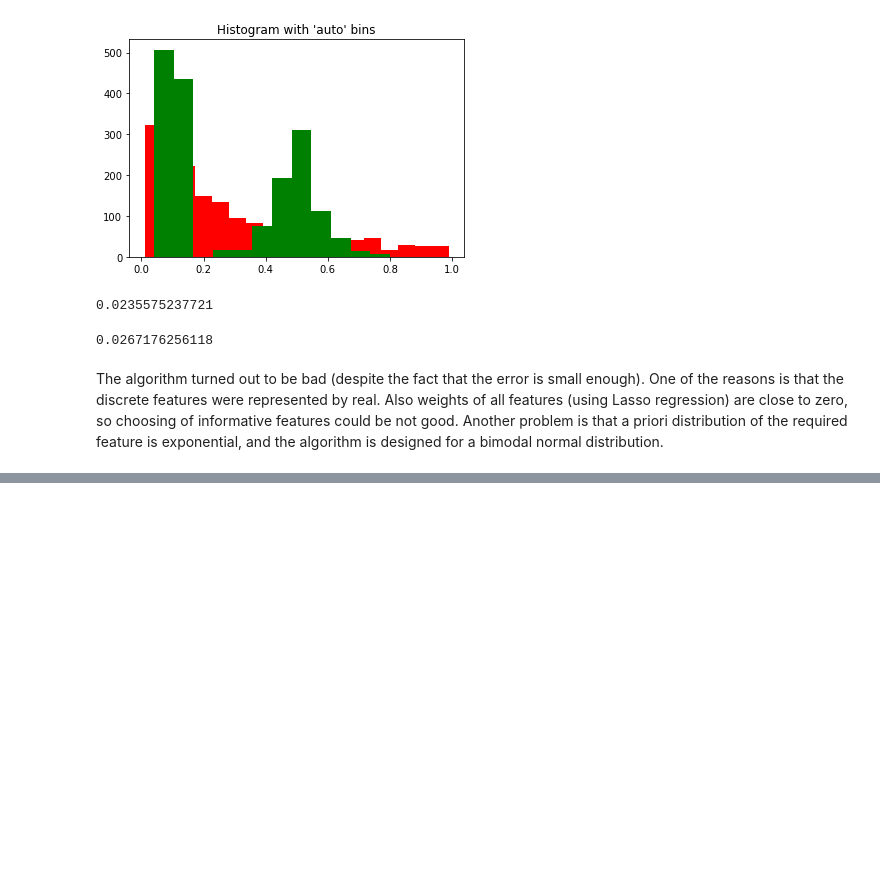
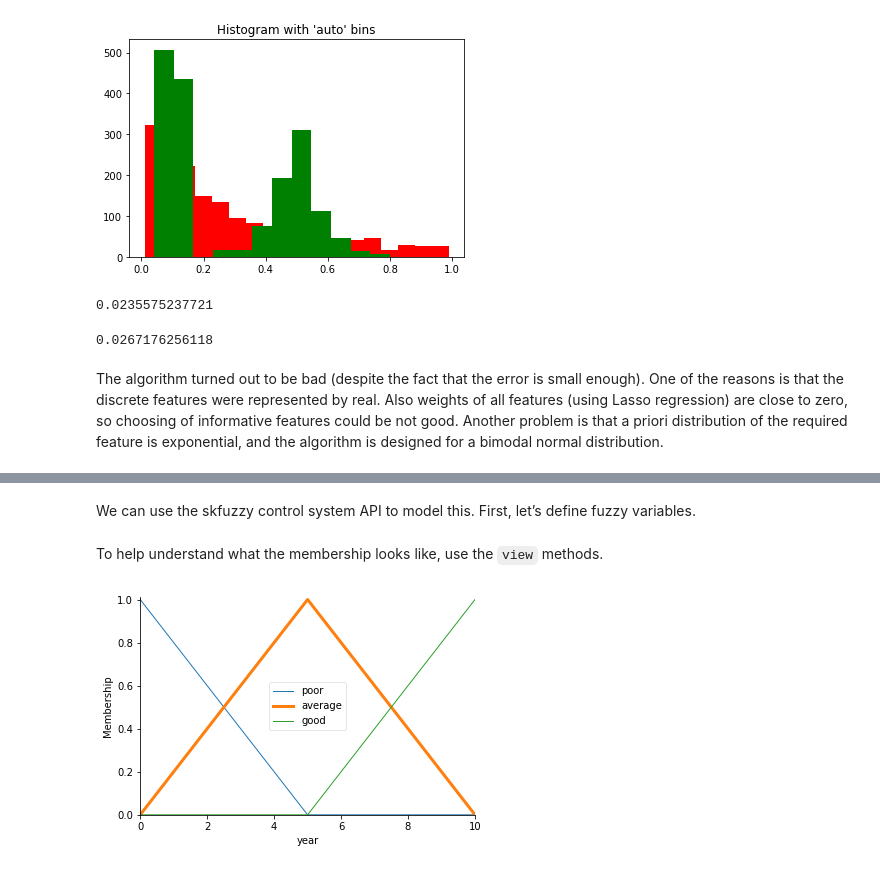
Before and after one commit to Helga-Helga/methods_of_artificial_intelligence, a Jupyter notebook: lab2/lab2.ipynb, the cells around one changed output, grey strips where cells are left out. Saved outputs shown, nothing was run; the diff lists cells and outputs as text; code cells hidden in the pictures; blank space fills up the shorter version.

Commit message:
Added fuzzy logic solution

```diff
--- a/lab2/lab2.ipynb
+++ b/lab2/lab2.ipynb
@@ -279,0 +308,3 @@ Another problem is that a priori distribution of the required feature is exponen
+# %% [markdown]
+We can use the skfuzzy control system API to model this.
+First, let’s define fuzzy variables.
@@ -279,0 +314,16 @@ Another problem is that a priori distribution of the required feature is exponen
+# %%
+# New Antecedent/Consequent objects hold universe variables and membership functions
+year = Antecedent(arange(0, 11, 1), 'year')
+genre = Antecedent(arange(0, 11, 1), 'genre')
+sales = Consequent(arange(0, 101, 1), 'sales')
+
+# Auto-membership function population is possible with .automf(3, 5, or 7)
+year.automf(3)
+genre.automf(3)
+
+# Custom membership functions can be built interactively with a familiar, Pythonic API
+sales['low'] = trimf(sales.universe, [0, 0, 13])
+sales['medium'] = trimf(sales.universe, [0, 13, 25])
+sales['high'] = trimf(sales.universe, [13, 25, 25])
+# %% [markdown]
+To help understand what the membership looks like, use the `view` methods.
@@ -279,0 +332,5 @@ Another problem is that a priori distribution of the required feature is exponen
+# %%
+# We can see how these look with .view()
+year['average'].view()
+# %% [output]
+[figure, added]
```
Also changed, not shown: parts of 26 cells of this notebook.
